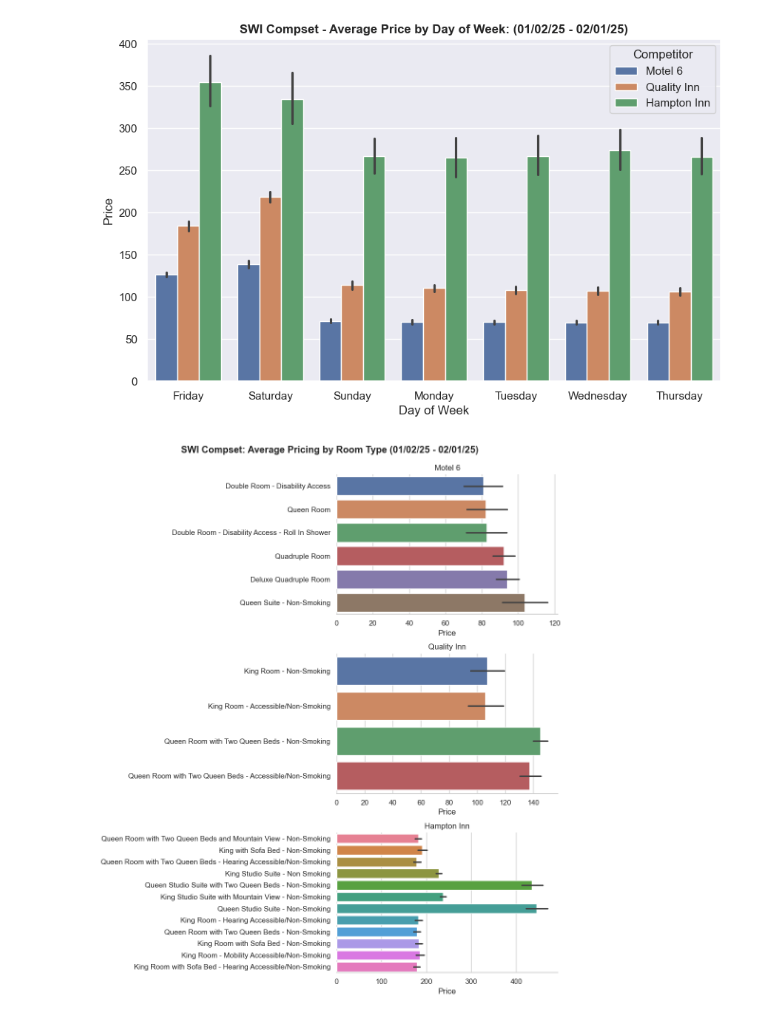
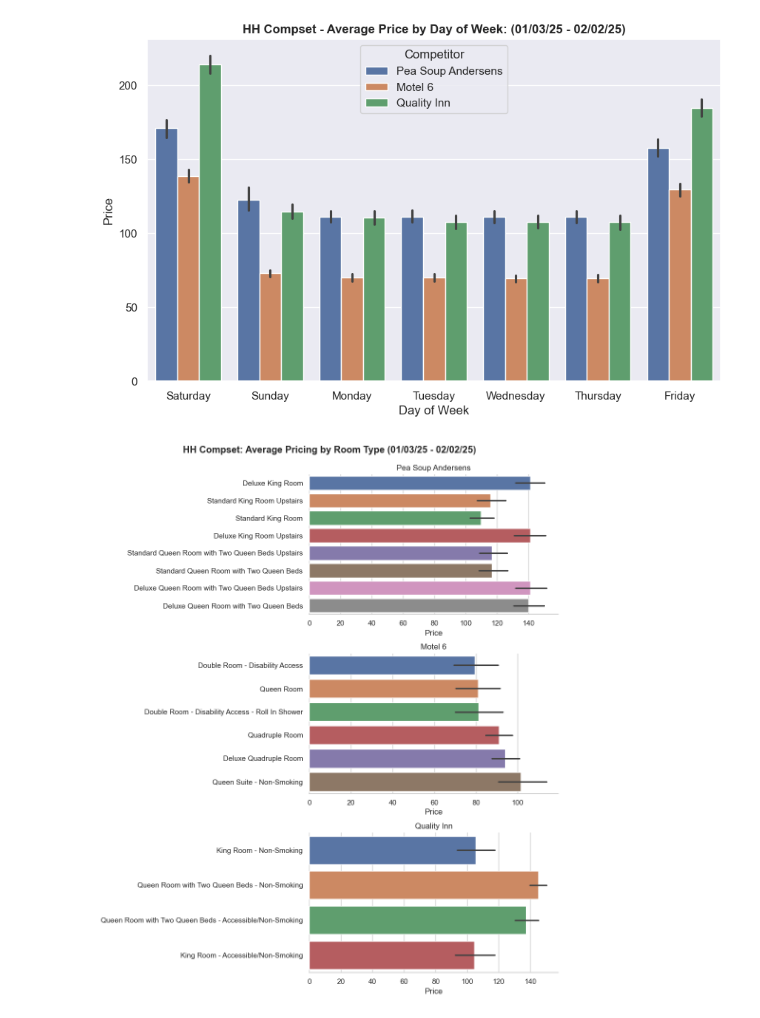
Before and after one commit to JoeyRussoniello/RedTailCodeBase, a Jupyter notebook: WebScrapers/HotelPricingPulls/compset_plotting.ipynb, the cells around one changed output. Drawn from its saved outputs; the diff is of its cells as text; code cells hidden in the pictures.

Commit message:
Improved Plotting Functionality

```diff
--- a/WebScrapers/HotelPricingPulls/compset_plotting.ipynb
+++ b/WebScrapers/HotelPricingPulls/compset_plotting.ipynb
@@ -6,13 +7,14 @@ import matplotlib.pyplot as plt
 import matplotlib.dates as mdates
 from datetime import datetime, timedelta
 # %%
-df = pd.read_csv('hwv_competitors.csv')
+df = pd.read_csv('output.csv')
 df['Check-in Date'] = pd.to_datetime(df['Check-in Date'])
 df['Report Date'] = pd.to_datetime(df['Report Date'])
 df['Day of Week'] = df['Check-in Date'].dt.day_name()
-
+df['Check-in Week'] = df['Check-in Date'].dt.to_period('W').apply(lambda r: r.start_time)
 #Get only the most recent data
-df = df[df['Report Date'] == df['Report Date'].max()]
+most_recent = df['Report Date'].max()
+#df = df[df['Report Date'] == df['Report Date'].max()]
 df
 # %% [output]
 |  | Room Type | Guests | Price | Rating | Check-in Date | Report Date | HWV Property | Competitor | ... |
@@ -86,3 +116,3 @@ def get_graphs(df,prop,figsize = (10,6)):
 # %%
-get_graphs(df,'SWI')
+get_graphs(df,'HH',save_graphs = True)
 # %% [output]
@@ -90,2 +120,2 @@ get_graphs(df,'SWI')
-[figure, old version]
+[figure, new version]
-[figure, old version]
+[figure, new version]
```
Also changed, not shown: parts of 4 cells of this notebook, 7 other files.
